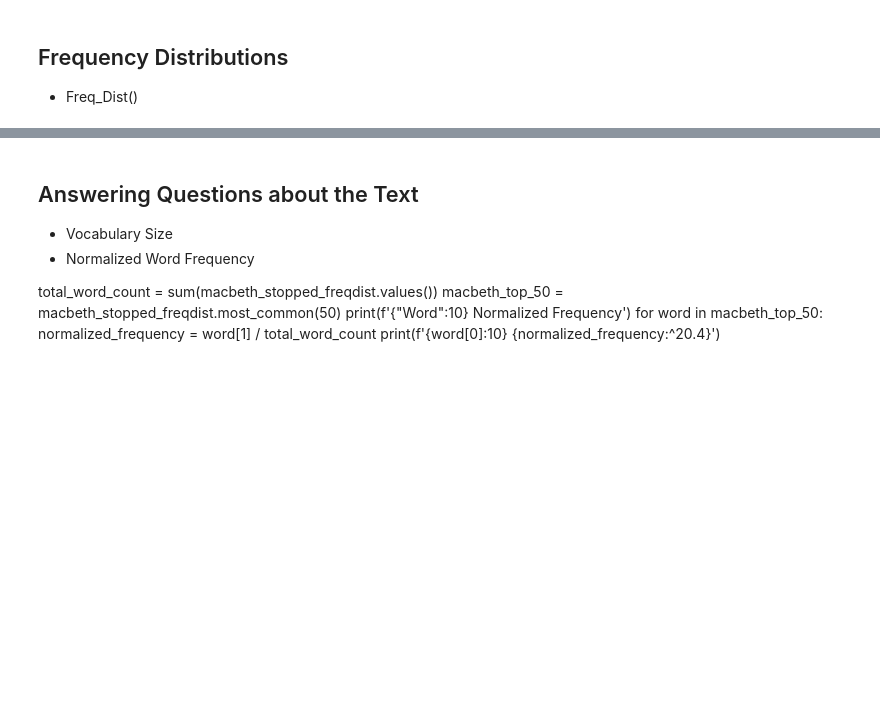
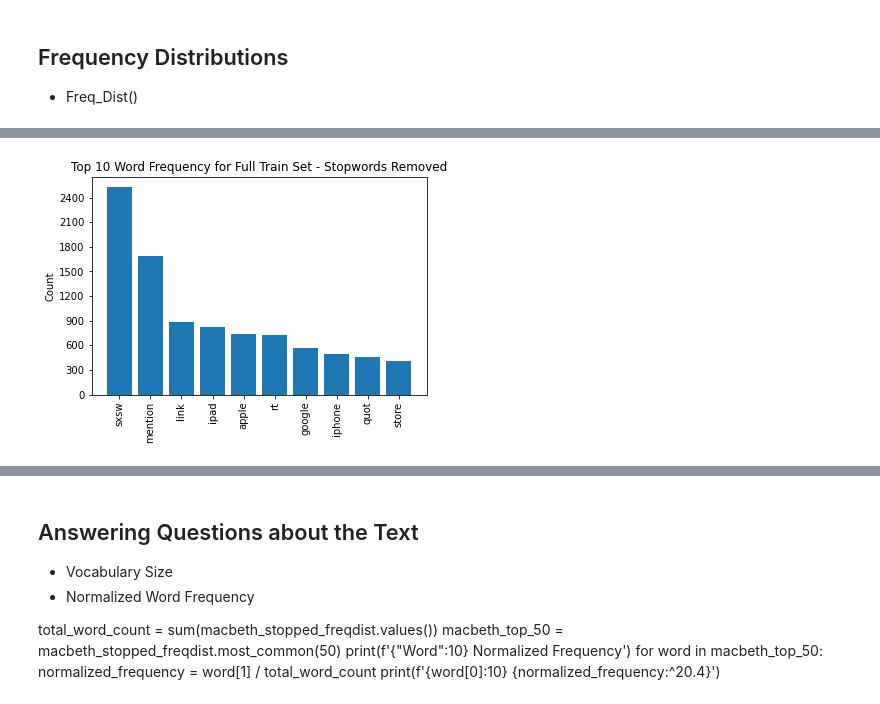
Before and after one commit to mitchellren123/Twitter-NLP-Sentiment, a Jupyter notebook: Twitter-NLP.ipynb, the cells around one changed output, grey strips where cells are left out. Cells and saved outputs as stored; diff of their text form; code cells hidden in the pictures; blank space fills up the shorter version.

```diff
--- a/Twitter-NLP.ipynb
+++ b/Twitter-NLP.ipynb
@@ -162,0 +295,7 @@ macbeth_stopped_freqdist.most_common(50)
+# %%
+import nltk
+nltk.download('stopwords', quiet=True)
+from nltk.corpus import stopwords
+
+stopwords_list = stopwords.words('english')
+stopwords_list[:20]
@@ -162,0 +323,21 @@ macbeth_stopped_freqdist.most_common(50)
+# %%
+def remove_stopwords(token_list):
+    """
+    Given a list of tokens, return a list where the tokens
+    that are also present in stopwords_list have been
+    removed
+    """
+    new_list = []
+    for token in token_list:
+        if token not in stopwords_list:
+            new_list.append(token)
+        else:
+            continue
+    return new_list
+# %%
+X_train["text_without_stopwords"] = X_train["tokenized"].apply(remove_stopwords)
+# %%
+train_freq_dist_stopwords_removed = FreqDist(X_train['text_without_stopwords'].explode())
+visualize_top_10(train_freq_dist_stopwords_removed, 'Top 10 Word Frequency for Full Train Set - Stopwords Removed')
+# %% [output]
+[figure, added]
```
Also changed, not shown: parts of 20 cells of this notebook.
